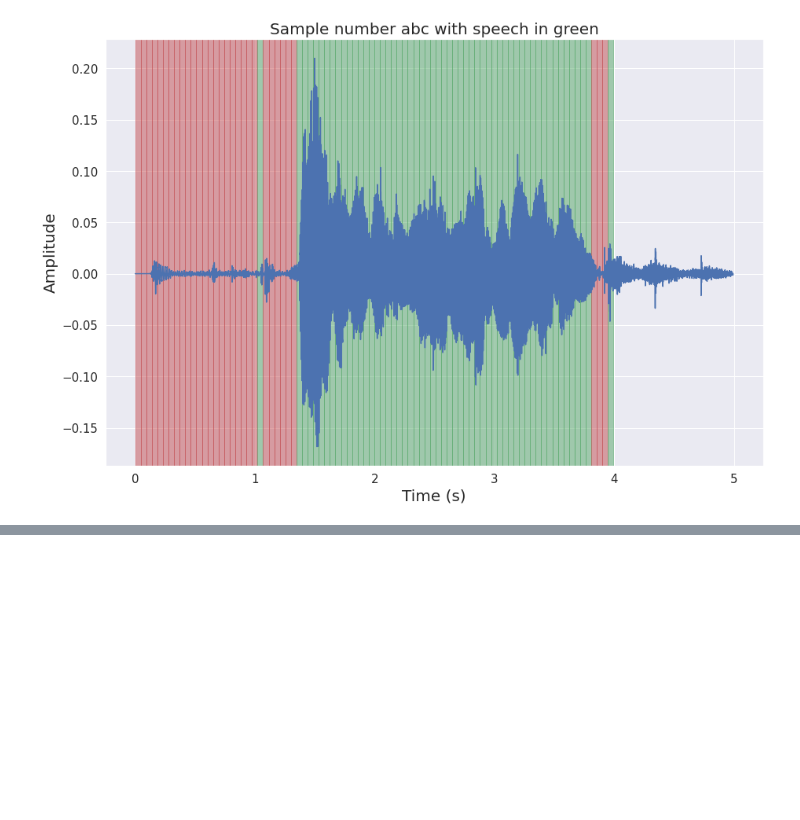
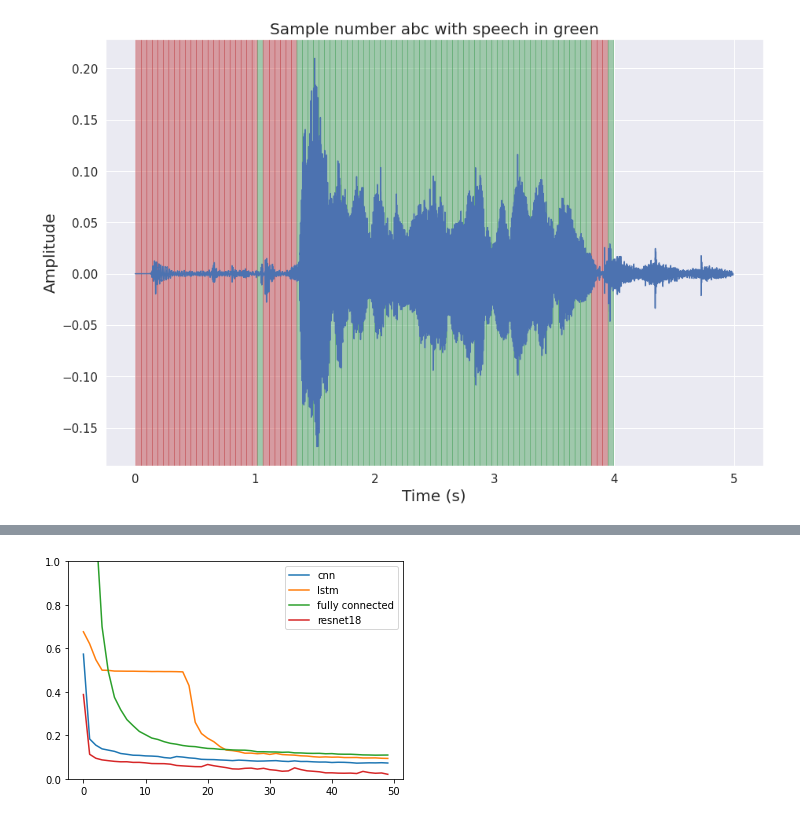
Before and after one commit to batuan/Audio_Challenge, a Jupyter notebook: Inference.ipynb, the cells around one changed output, grey strips where cells are left out. Drawn from its saved outputs; the diff is of its cells as text; code cells hidden in the pictures; blank space fills up the shorter version.

```diff
--- a/Inference.ipynb
+++ b/Inference.ipynb
@@ -134,0 +154,17 @@ plt.show()
+# %%
+cnn_loss = np.loadtxt('./logs/cnn_loss.txt')
+lstm_loss = np.loadtxt('./logs/lstm_loss.txt')
+fully_loss = np.loadtxt('./logs/fully_loss.txt')
+resnet_loss = np.loadtxt('./logs/resnet_loss.txt')
+x = range(0, 50)
+
+plt.plot(x, cnn_loss, label= "cnn")
+plt.plot(x, lstm_loss, label= "lstm")
+plt.plot(x, fully_loss, label= "fully connected")
+plt.plot(x, resnet_loss, label= "resnet18")
+plt.legend()
+plt.ylim(0, 1)
+plt.savefig('train_loss.png', dpi=300)
+plt.show()
+# %% [output]
+[figure, added]
```
Also changed, not shown: parts of 3 cells of this notebook, 15 other files.
